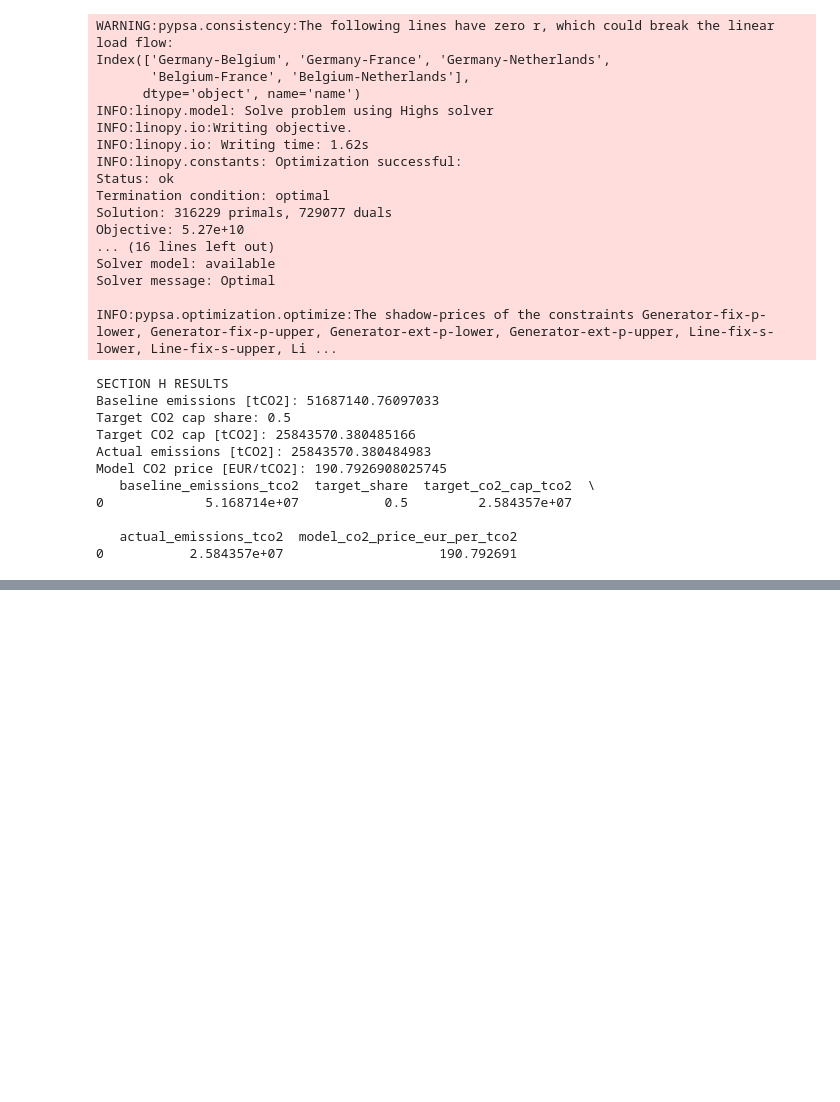
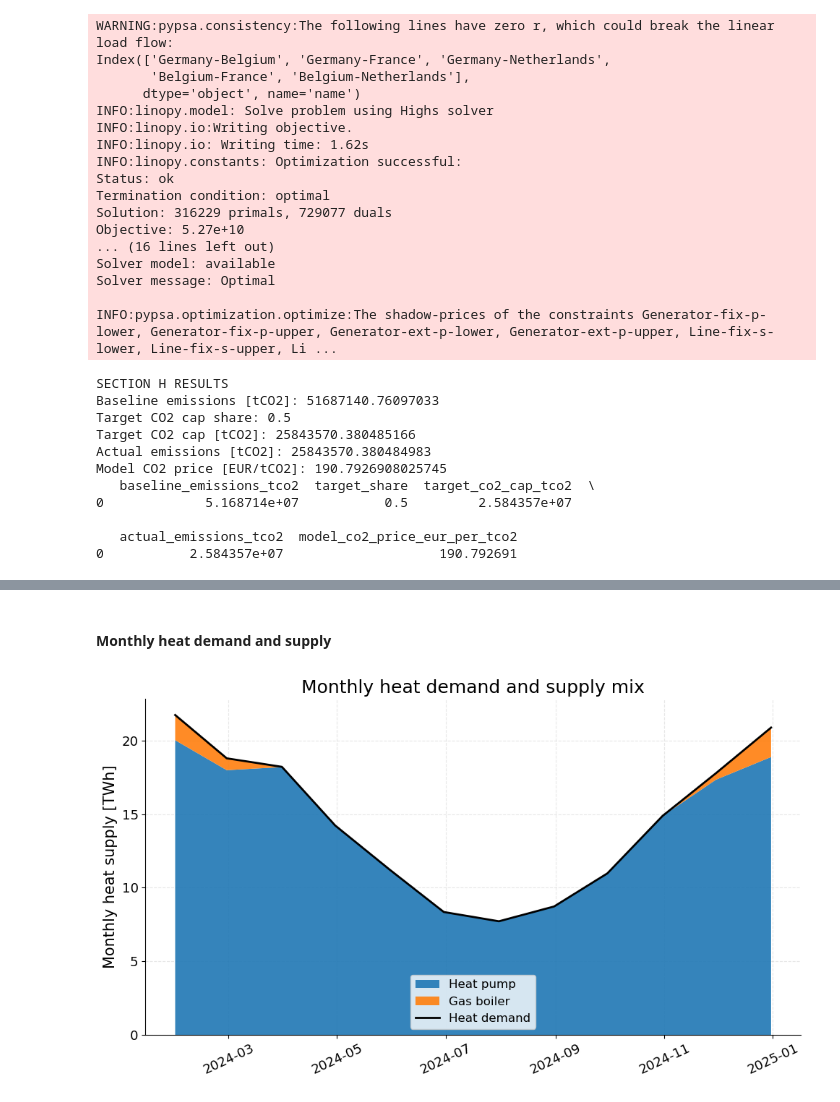
Before and after one commit to fortero23/Integrated_Energy_Grids, a Jupyter notebook: Modules/Assignment2.ipynb, the cells around one changed output, grey strips where cells are left out. Drawn from its saved outputs; the diff is of its cells as text; code cells hidden in the pictures; blank space fills up the shorter version.

```diff
--- a/Modules/Assignment2.ipynb
+++ b/Modules/Assignment2.ipynb
@@ -1297,0 +1643,29 @@ Model CO2 price [EUR/tCO2]: 190.7926908025745
+# %% [markdown]
+#### Monthly heat demand and supply
+# %%
+monthly_heat = pd.DataFrame({
+    "Heat demand": df_sector["heat_demand"],
+    "Heat pump": -n_i.links_t.p1["heat_pump"],
+    "Gas boiler": -n_i.links_t.p1["gas_boiler"],
+}).resample("ME").sum()
+
+heat_scale, heat_unit = choose_scale(monthly_heat.to_numpy().ravel(), "energy_mwh")
+fig, ax = plt.subplots(figsize=(10, 5.8))
+ax.stackplot(
+    monthly_heat.index,
+    monthly_heat["Heat pump"] / heat_scale,
+    monthly_heat["Gas boiler"] / heat_scale,
+    labels=["Heat pump", "Gas boiler"],
+    alpha=0.9,
+)
+ax.plot(monthly_heat.index, monthly_heat["Heat demand"] / heat_scale, color="black", linewidth=2.0, label="Heat demand")
+ax.set_ylabel(f"Monthly heat supply [{heat_unit}]", fontsize=15)
+ax.set_title("Monthly heat demand and supply mix", fontsize=18)
+style_axes(ax)
+ax.legend(fontsize=12, frameon=True)
+ax.tick_params(axis="x", rotation=25)
+fig.tight_layout()
+fig.savefig(PLOTS_DIR / "section_i_heat_supply_mix.png", dpi=300)
+plt.show()
+# %% [output]
+[figure, added]
```
Also changed, not shown: parts of 12 cells of this notebook.
